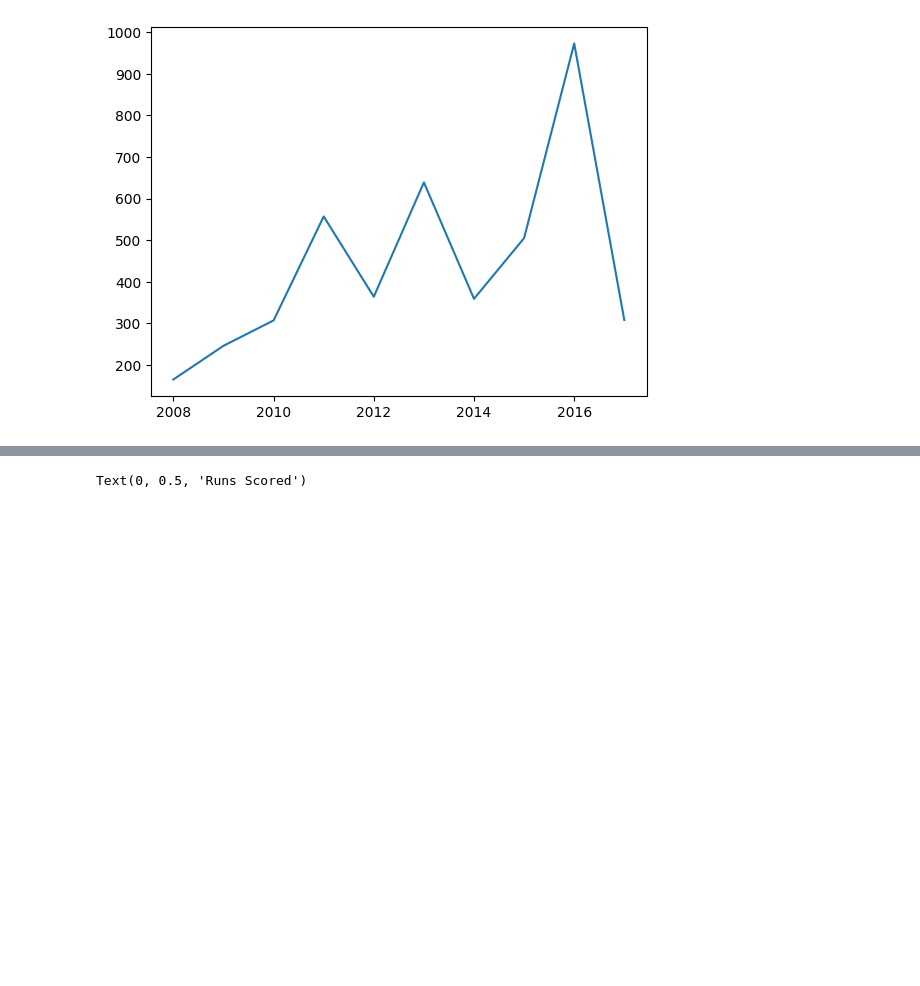
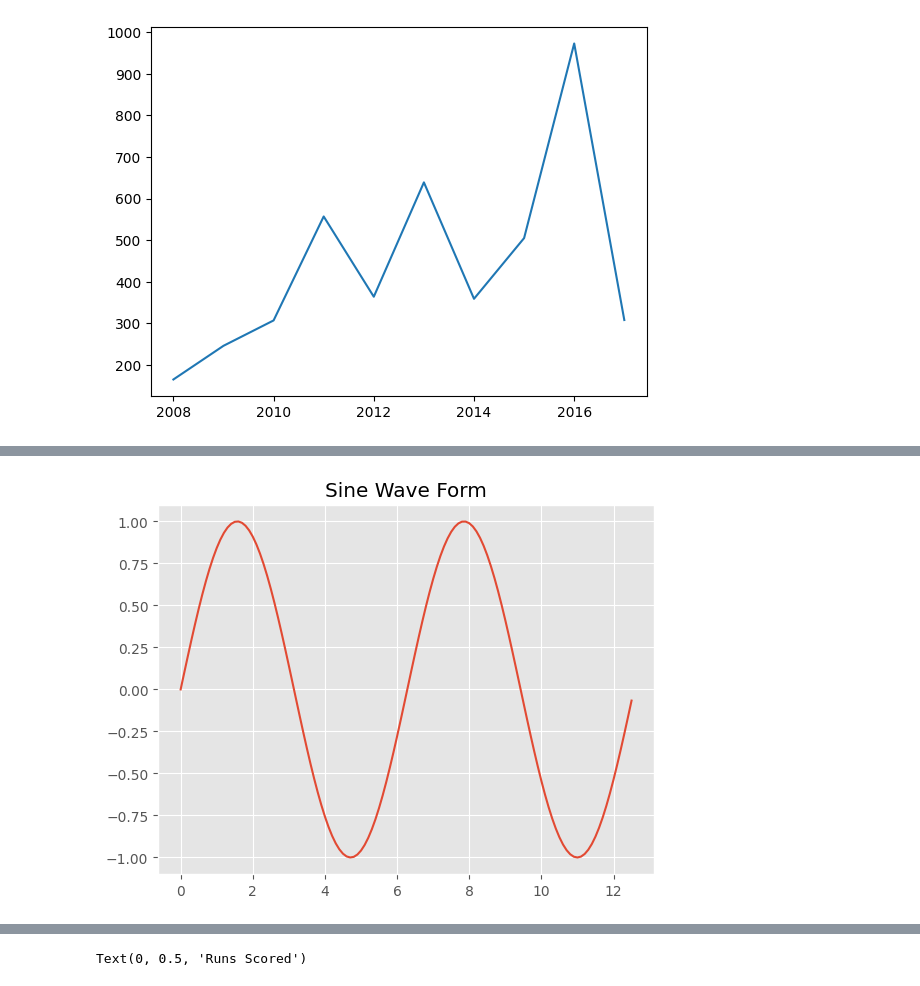
Before and after one commit to ChandanMalakar/MatPLotLib, a Jupyter notebook: Matplotlib.ipynb, the cells around one changed output, grey strips where cells are left out. Drawn from its saved outputs; the diff is of its cells as text; code cells hidden in the pictures; blank space fills up the shorter version.

```diff
--- a/Matplotlib.ipynb
+++ b/Matplotlib.ipynb
@@ -50,0 +83,12 @@ plt.plot(batsman['index'], batsman['V Kohli'])
+# %%
+# Creating a sine curve
+# Compute the values of x and y for sine curve
+np.pi
+x=np.arange(0, 4*np.pi, 0.1)# here 0.1 is the step value
+y=np.sin(x) # np.sin() --> a function which takes all the values and makes a sine curve
+plt.plot(x,y)
+
+plt.title("Sine Wave Form")
+plt.show()
+# %% [output]
+[figure, added]
```
Also changed, not shown: parts of 12 cells of this notebook.
